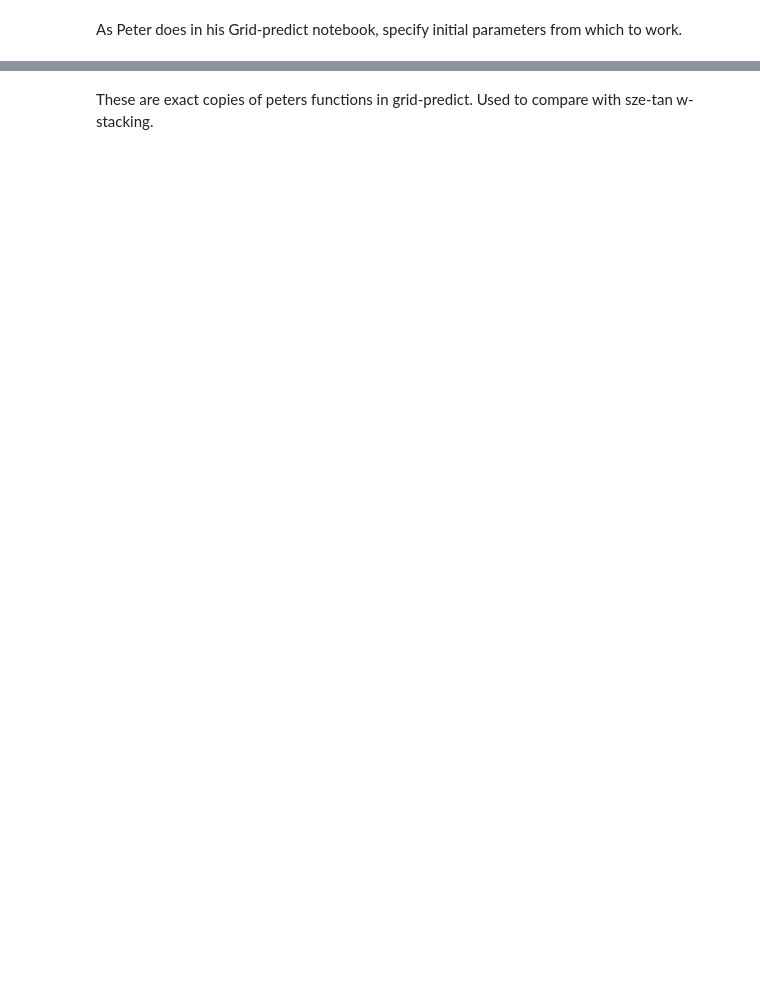
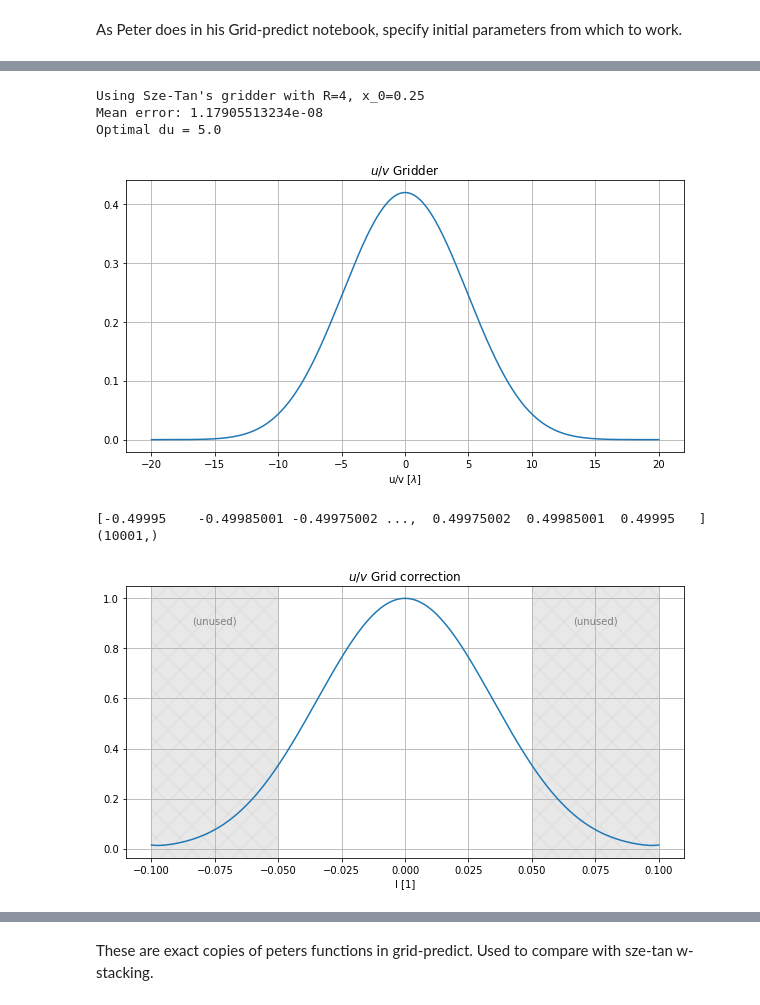
Before and after one commit to KentJames/crocodile, a Jupyter notebook: examples/notebooks/grid-predict-wstack.ipynb, the cells around one changed output, grey strips where cells are left out. Saved outputs shown, nothing was run; the diff lists cells and outputs as text; code cells hidden in the pictures; blank space fills up the shorter version.

```diff
--- a/examples/notebooks/grid-predict-wstack.ipynb
+++ b/examples/notebooks/grid-predict-wstack.ipynb
@@ -46,35 +48,43 @@ elif aa_szetan:
     print("Mean error:", sze_tan_mean_error(aa_support//2, aa_x0))
 else:
     aa_parameter = aa_support
     print("Using PSWF with mode %d and parameter %g" % (aa_mode, aa_parameter))
     aa_gcf = kernel_oversample(anti_aliasing_function(grid_size, aa_mode, aa_parameter), aa_over, aa_support)
     aa_gcf /= numpy.sum(aa_gcf[0])
     def aa(x):
         return scipy.special.pro_ang1(aa_mode, aa_mode, aa_parameter, 2*x)[0]
 
 # Calculate appropriate step length to give us full accuracy for a field of view of size theta
 du = du_opt = aa_x0/(theta/2)
 print("Optimal du =", du)
 
 # Plot gridding function
 plt.rcParams['figure.figsize'] = 10, 5
 r = numpy.arange(-aa_over*(aa_support//2), aa_over*((aa_support+1)//2)) / aa_over
 plt.plot(du_opt*r, numpy.transpose(aa_gcf).flatten().real);
 plt.xticks(du_opt*numpy.arange(-(aa_support//2), ((aa_support+1)//2)+1))
 plt.grid(True);plt.xlabel('u/v [$\lambda$]');plt.title('$u/v$ Gridder');plt.show()
 
 # Plot grid correction function
 theta_x0 = theta/aa_x0/2
 x = coordinates(10001)
-#print(x)
+print(x)
 sze_aa_im = aa(x)
 print(sze_aa_im.shape)
-plt.plot(theta*x/aa_x0/2, aa(x));
+plt.plot(theta*x/aa_x0/2, sze_aa_im)
 plt.title('$u/v$ Grid correction');plt.grid(True);plt.xlabel('l [1]')
 plt.axvspan(theta/2, theta_x0/2, color='lightgray', hatch='x', alpha=0.5)
 plt.axvspan(-theta/2, -theta_x0/2, color='lightgray', hatch='x', alpha=0.5)
 plt.annotate('(unused)', xy=((theta+theta_x0)/4,0.9), ha='center', color='gray')
 plt.annotate('(unused)', xy=(-(theta+theta_x0)/4,0.9), ha='center', color='gray');
+# %% [output]
+Using Sze-Tan's gridder with R=4, x_0=0.25
+Mean error: 1.17905513234e-08
+Optimal du = 5.0
+[figure, added]
+[-0.49995    -0.49985001 -0.49975002 ...,  0.49975002  0.49985001  0.49995   ]
+(10001,)
+[figure, added]
 # %%
 aa_support_w = 4
 aa_x0_w = 0.125
```
Also changed, not shown: parts of 9 cells of this notebook.
